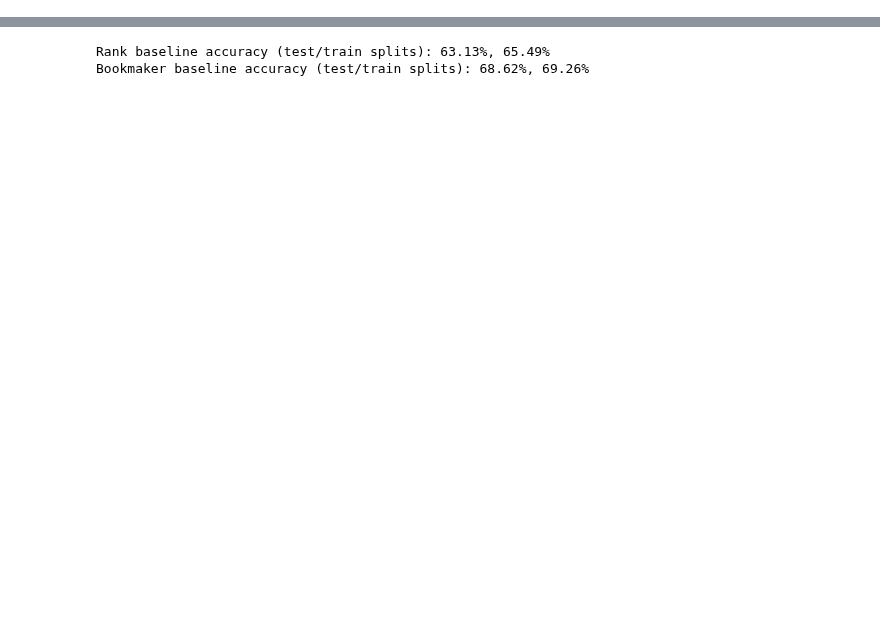
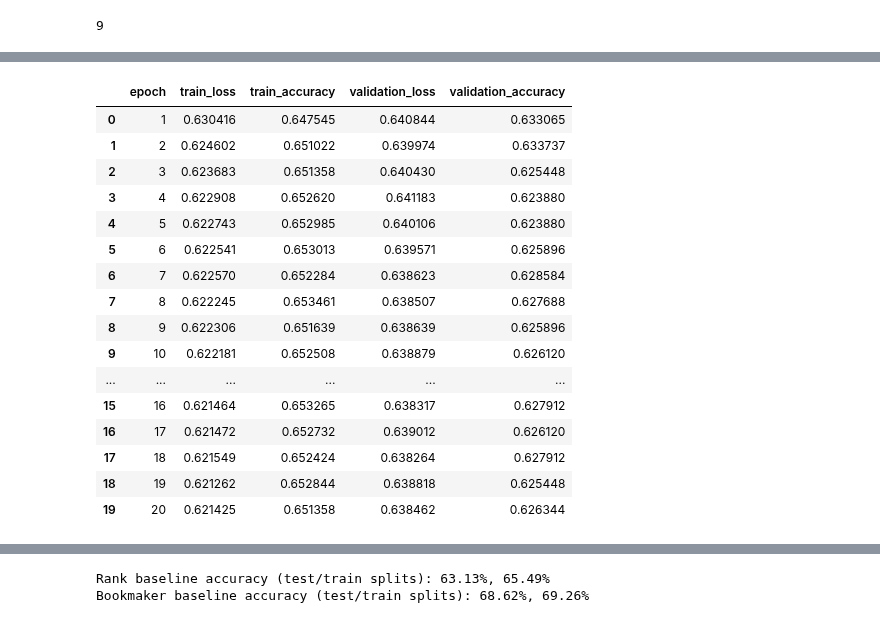
Before and after one commit to twinzies/wta_match_predictions, a Jupyter notebook: src/notebook.ipynb, the cells around one changed output, grey strips where cells are left out. Cells and saved outputs as stored; diff of their text form; code cells hidden in the pictures; blank space fills up the shorter version.

Commit message:
Implement 2 layer fCNN.

```diff
--- a/src/notebook.ipynb
+++ b/src/notebook.ipynb
@@ -3,0 +8,10 @@ import matplotlib.pyplot as plt
+# %%
+# Use Metal Performance Shaders if available (GPU acceleration).
+if torch.cuda.is_available():
+    device = torch.device("cuda")
+elif torch.backends.mps.is_available():
+    device = torch.device("mps")
+else:
+    device = torch.device("cpu")
+
+print(f"Device to be used for training: {device}")
@@ -83,0 +296,36 @@ bookmaker_prob_preds = wta["Player_1"].where(
+# %%
+X_train.shape[1]
+# %% [output]
+9
+# %%
+# Model and optimizer setup
+# First round: 60, 10
+# Define hyperparameters for model 1 + input features
+input_size = X_train.shape[1] # Number of encoded input features.
+hidden_size = 25   # First hidden layer width.
+hidden_size_l2 = 8
+num_classes = 2    # Number of output classes
+learning_rate = 0.01
+num_epochs = 20
+batch_size = 10  # Define batch size
+
+torch.manual_seed(42)  # Reproducible initialization on the same backend.
+model1 = FullyConnected2lNeuralNet(input_size, hidden_size, hidden_size_l2, num_classes).to(device)
+
+criterion = nn.CrossEntropyLoss()
+
+optimizer = torch.optim.Adam(model1.parameters(), lr=learning_rate)
+# %%
+# Train model 1 and record learning curves. Re-run the setup cell for a fresh model.
+history_model1 = training_loop(
+    model=model1,
+    train_data=train_data,
+    validation_data=validation_data,
+    optimizer=optimizer,
+    criterion=criterion,
+    num_epochs=num_epochs,
+    batch_size=batch_size,
+)
+
+history_model1
+# %% [output]
@@ -83,0 +349,17 @@ bookmaker_prob_preds = wta["Player_1"].where(
+|  | epoch | train_loss | train_accuracy | validation_loss | validation_accuracy |
+| 0 | 1 | 0.630416 | 0.647545 | 0.640844 | 0.633065 |
+| 1 | 2 | 0.624602 | 0.651022 | 0.639974 | 0.633737 |
+| 2 | 3 | 0.623683 | 0.651358 | 0.640430 | 0.625448 |
+| 3 | 4 | 0.622908 | 0.652620 | 0.641183 | 0.623880 |
+| 4 | 5 | 0.622743 | 0.652985 | 0.640106 | 0.623880 |
+| 5 | 6 | 0.622541 | 0.653013 | 0.639571 | 0.625896 |
+| 6 | 7 | 0.622570 | 0.652284 | 0.638623 | 0.628584 |
+| 7 | 8 | 0.622245 | 0.653461 | 0.638507 | 0.627688 |
+| 8 | 9 | 0.622306 | 0.651639 | 0.638639 | 0.625896 |
+| 9 | 10 | 0.622181 | 0.652508 | 0.638879 | 0.626120 |
+| ... | ... | ... | ... | ... | ... |
+| 15 | 16 | 0.621464 | 0.653265 | 0.638317 | 0.627912 |
+| 16 | 17 | 0.621472 | 0.652732 | 0.639012 | 0.626120 |
+| 17 | 18 | 0.621549 | 0.652424 | 0.638264 | 0.627912 |
+| 18 | 19 | 0.621262 | 0.652844 | 0.638818 | 0.625448 |
+| 19 | 20 | 0.621425 | 0.651358 | 0.638462 | 0.626344 |
```
Also changed, not shown: parts of 12 cells of this notebook.
